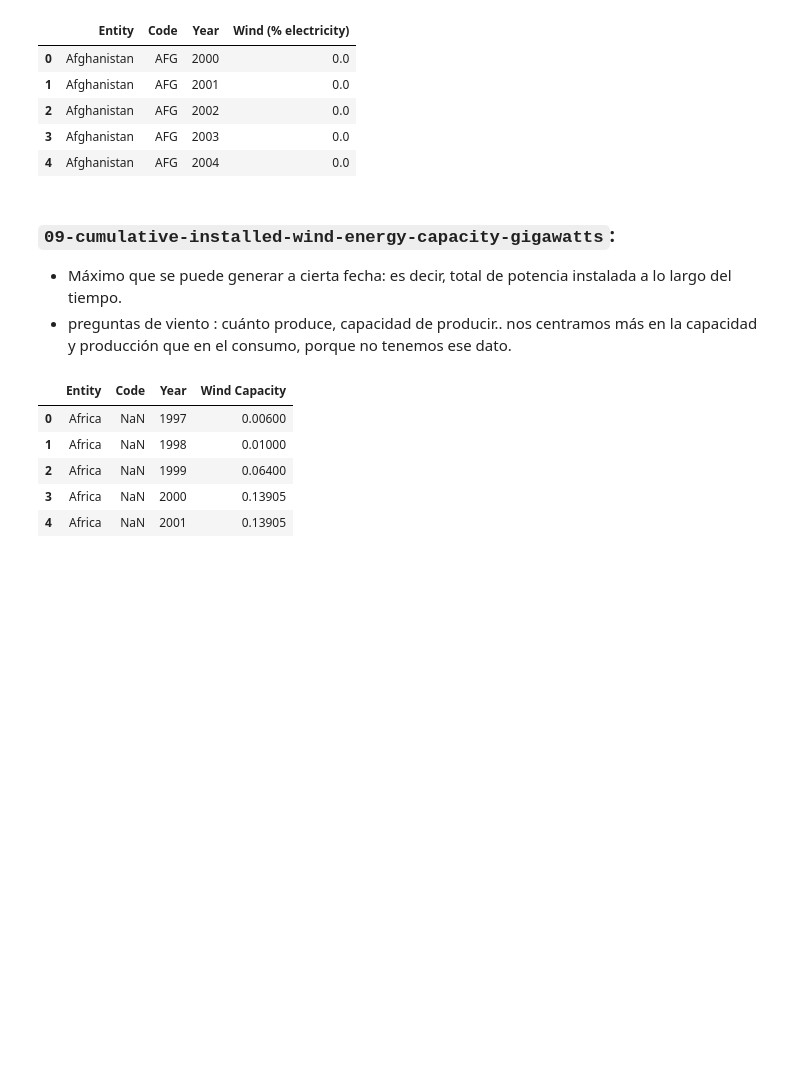
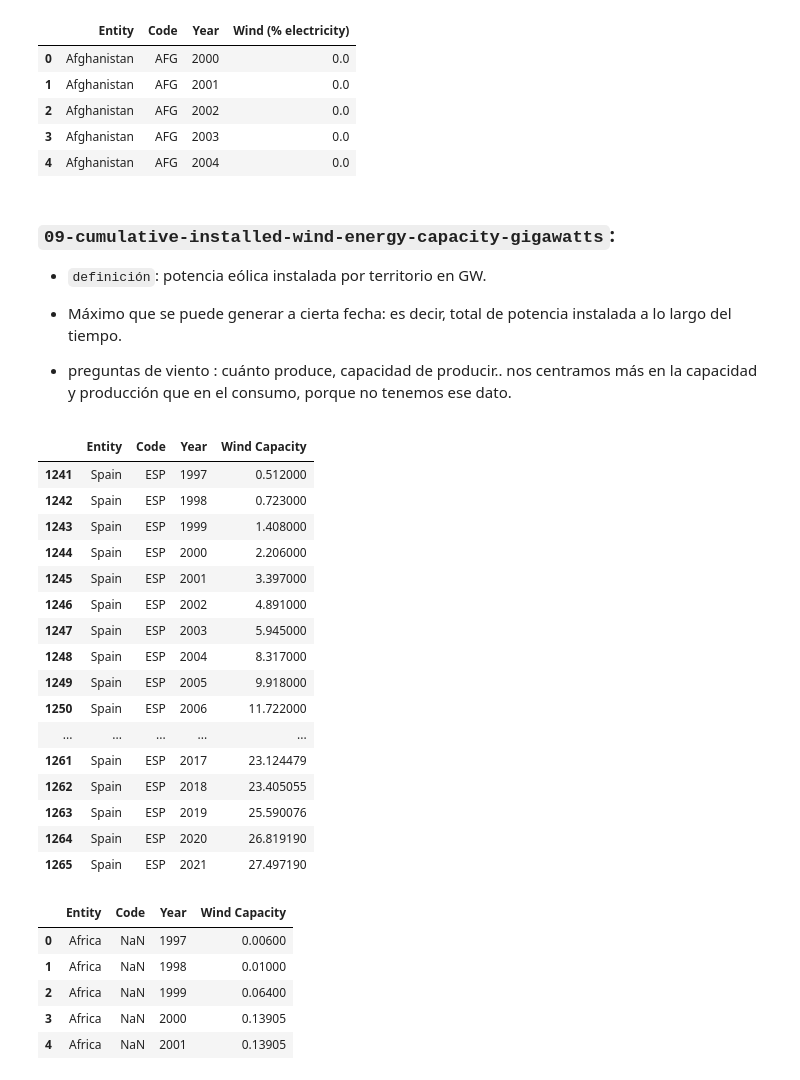
Before and after one commit to sansisimon/renewable-energy-project, a Jupyter notebook: EDA_01.ipynb, the cells around one changed output. Saved outputs shown, nothing was run; the diff lists cells and outputs as text; code cells hidden in the pictures; blank space fills up the shorter version.

```diff
--- a/EDA_01.ipynb
+++ b/EDA_01.ipynb
@@ -319,10 +367,34 @@ df_elec_wind.head()
 df_elec_wind.to_csv('data/usable/territorial_wind_electricity.csv')
 # %% [markdown]
 ### `09-cumulative-installed-wind-energy-capacity-gigawatts`:
+
+- `definición`: potencia eólica instalada por territorio en GW.
+
 - Máximo que se puede generar a cierta fecha: es decir, total de potencia instalada a lo largo del tiempo.
 - preguntas de viento : cuánto produce, capacidad de producir.. nos centramos más en la capacidad y producción que en el consumo, porque no tenemos ese dato.
 # %%
 df_installed_wind = pd.read_csv('data/raw/09-cumulative-installed-wind-energy-capacity-gigawatts.csv')
+# %%
+#Buscamos España igualmente, para hacer la comparación con datos reales:.
+df_installed_wind[(df_installed_wind['Entity'] == 'Spain')]
+# %% [output]
+|  | Entity | Code | Year | Wind Capacity |
+| 1241 | Spain | ESP | 1997 | 0.512000 |
+| 1242 | Spain | ESP | 1998 | 0.723000 |
+| 1243 | Spain | ESP | 1999 | 1.408000 |
+| 1244 | Spain | ESP | 2000 | 2.206000 |
+| 1245 | Spain | ESP | 2001 | 3.397000 |
+| 1246 | Spain | ESP | 2002 | 4.891000 |
+| 1247 | Spain | ESP | 2003 | 5.945000 |
+| 1248 | Spain | ESP | 2004 | 8.317000 |
+| 1249 | Spain | ESP | 2005 | 9.918000 |
+| 1250 | Spain | ESP | 2006 | 11.722000 |
+| ... | ... | ... | ... | ... |
+| 1261 | Spain | ESP | 2017 | 23.124479 |
+| 1262 | Spain | ESP | 2018 | 23.405055 |
+| 1263 | Spain | ESP | 2019 | 25.590076 |
+| 1264 | Spain | ESP | 2020 | 26.819190 |
+| 1265 | Spain | ESP | 2021 | 27.497190 |
 # %%
 df_installed_wind.head()
 # %% [output]
```
Also changed, not shown: parts of 7 cells of this notebook.
